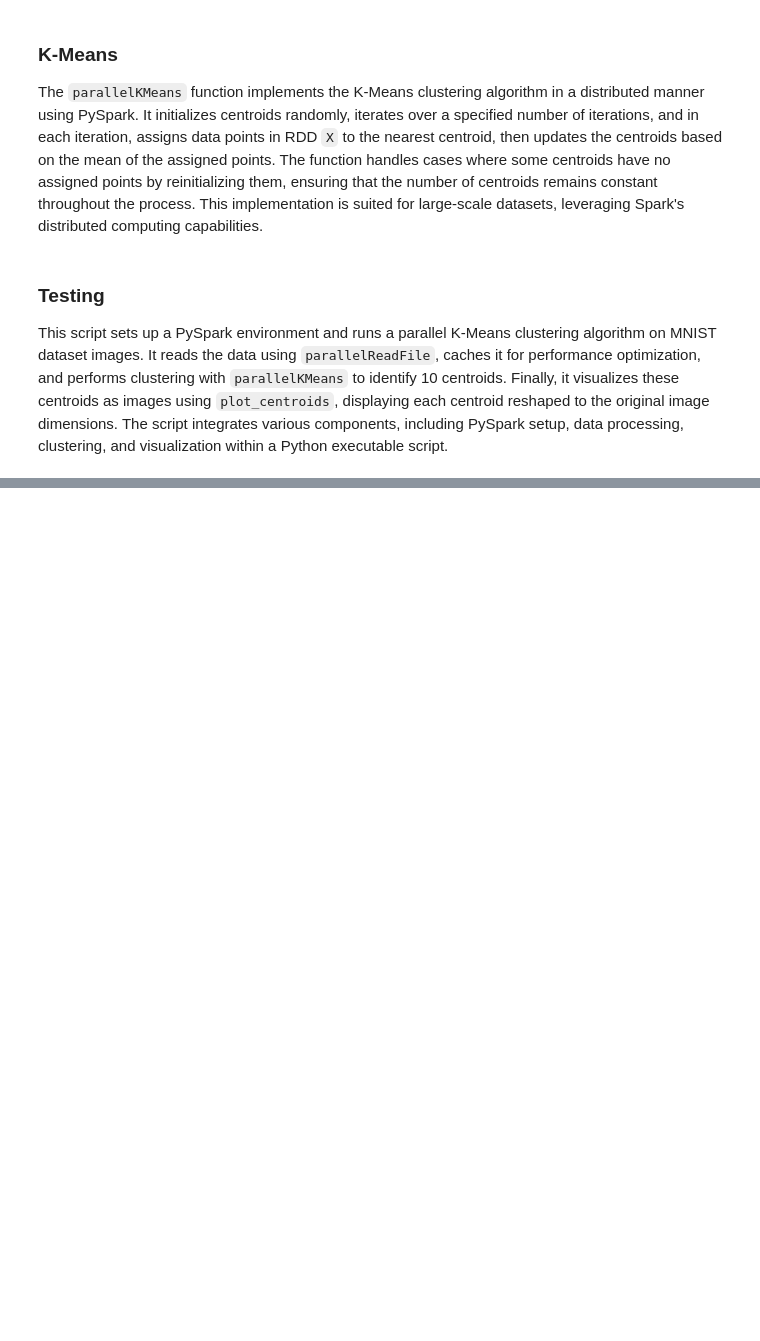
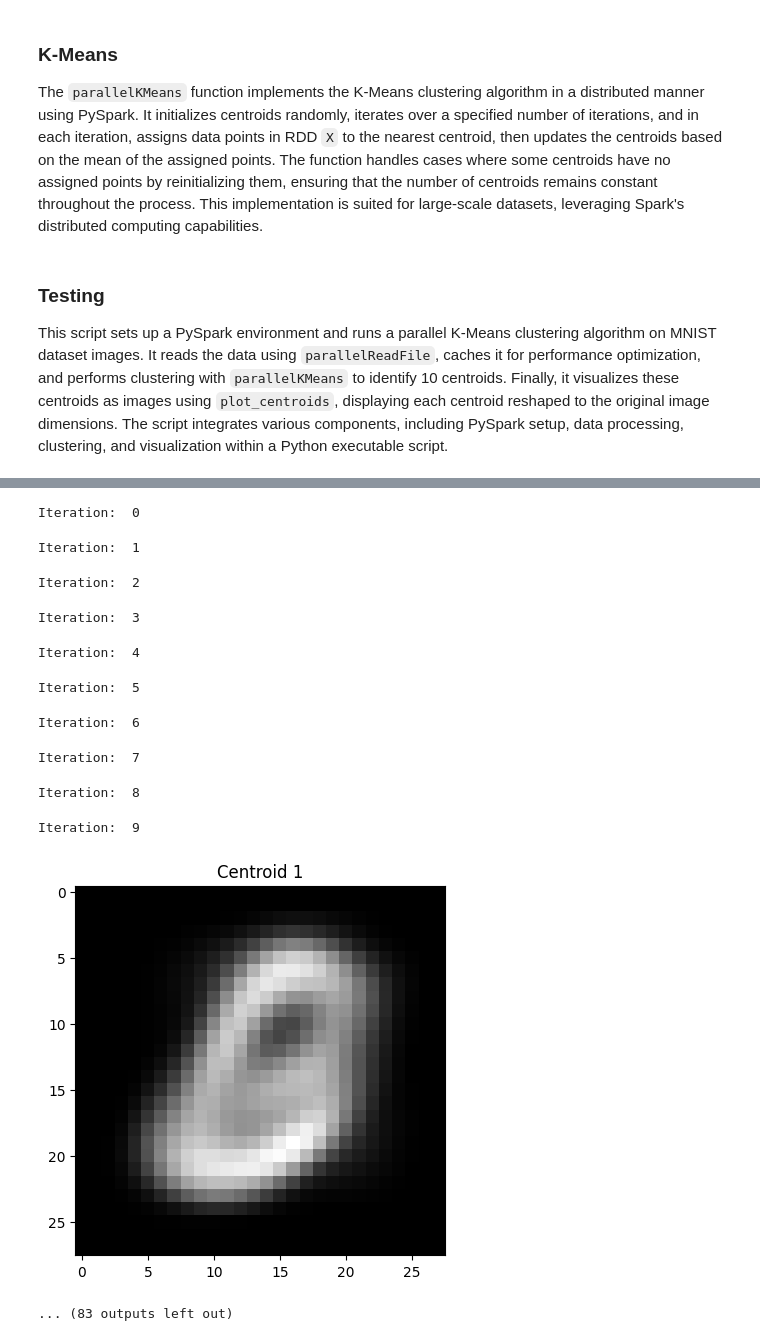
Before and after one commit to nicola-cecere/Massively-Parallel-ML, a Jupyter notebook: MNIST/parallel_version/mnist_parallelized.ipynb, the cells around one changed output, grey strips where cells are left out. Drawn from its saved outputs; the diff is of its cells as text; code cells hidden in the pictures; blank space fills up the shorter version.

```diff
--- a/MNIST/parallel_version/mnist_parallelized.ipynb
+++ b/MNIST/parallel_version/mnist_parallelized.ipynb
@@ -179,0 +213,30 @@ Iteration:  9
+# %%
+import time
+import pyspark
+
+
+if __name__ == "__main__":
+    os.environ["PYSPARK_PYTHON"] = sys.executable
+    os.environ["PYSPARK_DRIVER_PYTHON"] = sys.executable
+
+    execution_times = []
+    speed_up = []
+
+    # Set K values
+    k_values = [4, 6, 8, 10, 12]  # Replace with the K values you want to test
+
+    conf = (
+        pyspark.SparkConf()
+        .setMaster('local[{}]'.format(10))
+    )
+    sc = pyspark.SparkContext(conf=conf)
+    # read data
+    data = parallelReadFile("../data/tot_mnist_shuf.csv")
+    # optimize performance
+    data_cache = data.cache()
+    for i in k_values:
+        start_time = time.time()
+        centroids = parallelKMeans(data_cache, i, 10)
+        plot_centroids(centroids)
+        execution_times.append(time.time() - start_time)
+# %% [output]
@@ -179,0 +244,12 @@ Iteration:  9
+Iteration:  0
+Iteration:  1
+Iteration:  2
+Iteration:  3
+Iteration:  4
+Iteration:  5
+Iteration:  6
+Iteration:  7
+Iteration:  8
+Iteration:  9
+[figure, added]
+... (83 outputs left out)
```
Also changed, not shown: parts of 7 cells of this notebook.
